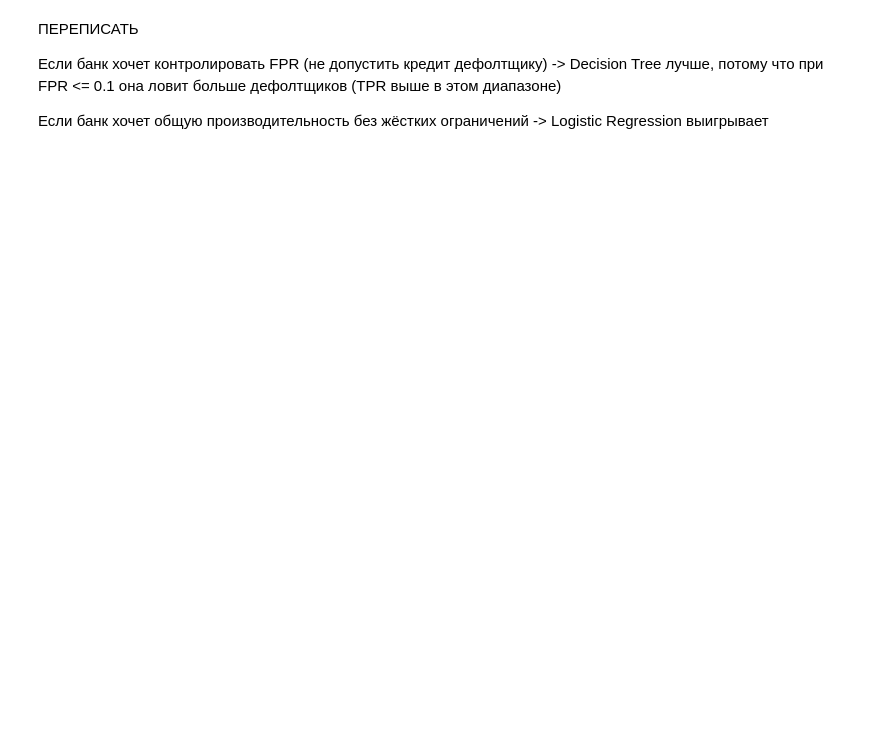
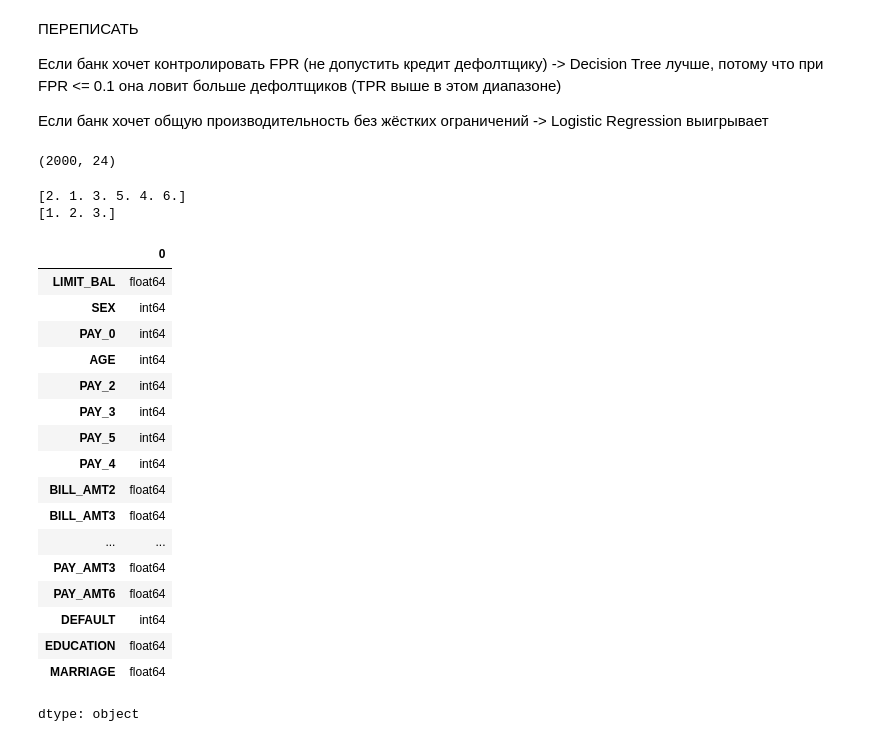
Before and after one commit to Siuuuuuu0/ML-DL, a Jupyter notebook: UCI_Credit_Card.ipynb, the cells around one changed output. Drawn from its saved outputs; the diff is of its cells as text; code cells hidden in the pictures; blank space fills up the shorter version.

```diff
--- a/UCI_Credit_Card.ipynb
+++ b/UCI_Credit_Card.ipynb
@@ -371,3 +392,51 @@ models_scores
 Если банк хочет контролировать FPR (не допустить кредит дефолтщику) -> Decision Tree лучше, потому что при FPR <= 0.1 она ловит больше дефолтщиков (TPR выше в этом диапазоне)
 
 Если банк хочет общую производительность без жёстких ограничений -> Logistic Regression выигрывает
+# %%
+df_default = df[df['DEFAULT']==1]
+df_no_default = df[df['DEFAULT']==0]
+df_no_default_downsampled = resample(df_no_default, replace=False, n_samples=1000, random_state=52)
+df_default_downsampled = resample(df_default, replace=False, n_samples=1000, random_state=52)
+df_downsampled = pd.concat([df_no_default_downsampled, df_default_downsampled])
+
+cols_with_zero_as_missing = ['MARRIAGE', 'EDUCATION']
+df_downsampled[cols_with_zero_as_missing] = df_downsampled[cols_with_zero_as_missing].replace(0, np.nan)
+
+categorical = ['SEX', 'EDUCATION', 'MARRIAGE', 'PAY_0', 'PAY_2', 'PAY_3', 'PAY_4', 'PAY_5', 'PAY_6']
+
+imputer = MissForest(
+    clf=RandomForestClassifier(n_jobs=-1), # все ядра CPU
+    rgr=RandomForestRegressor(n_jobs=-1), # все ядра CPU
+    categorical=categorical
+)
+df_no_missing = imputer.fit_transform(df_downsampled)
+df_no_missing.shape
+# %% [output]
+(2000, 24)
+# %%
+for name in ['EDUCATION', 'MARRIAGE']:
+  print(df_no_missing[name].unique())
+# %% [output]
+[2. 1. 3. 5. 4. 6.]
+[1. 2. 3.]
+# %%
+df_no_missing.dtypes
+# %% [output]
+|  | 0 |
+| LIMIT_BAL | float64 |
+| SEX | int64 |
+| PAY_0 | int64 |
+| AGE | int64 |
+| PAY_2 | int64 |
+| PAY_3 | int64 |
+| PAY_5 | int64 |
+| PAY_4 | int64 |
+| BILL_AMT2 | float64 |
+| BILL_AMT3 | float64 |
+| ... | ... |
+| PAY_AMT3 | float64 |
+| PAY_AMT6 | float64 |
+| DEFAULT | int64 |
+| EDUCATION | float64 |
+| MARRIAGE | float64 |
+dtype: object
```
Also changed, not shown: parts of 16 cells of this notebook.
